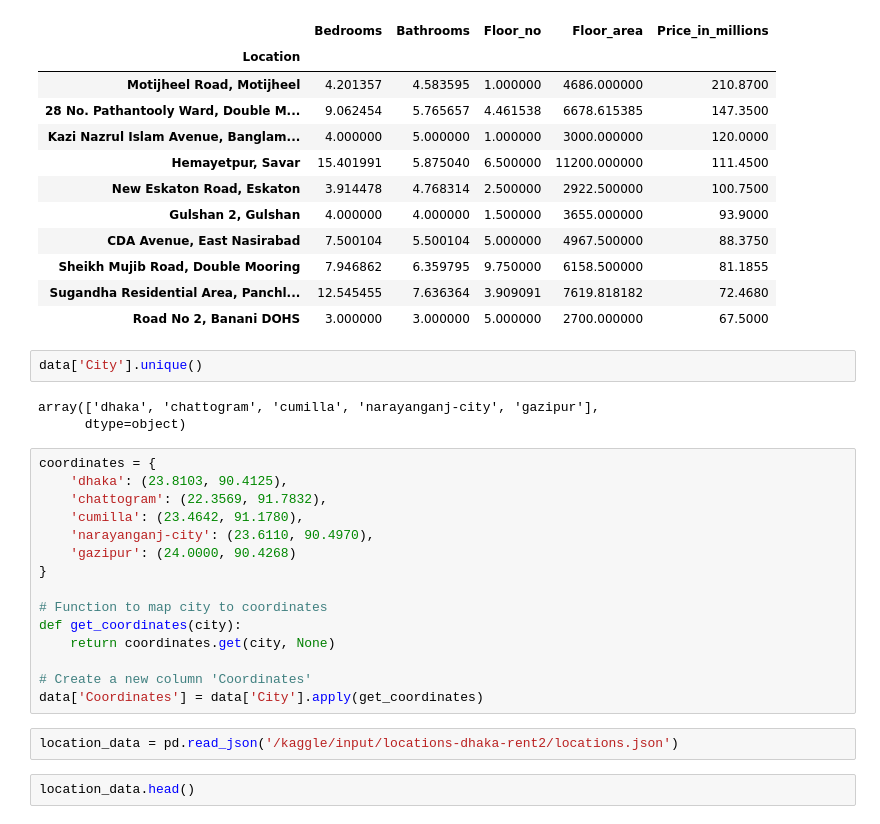
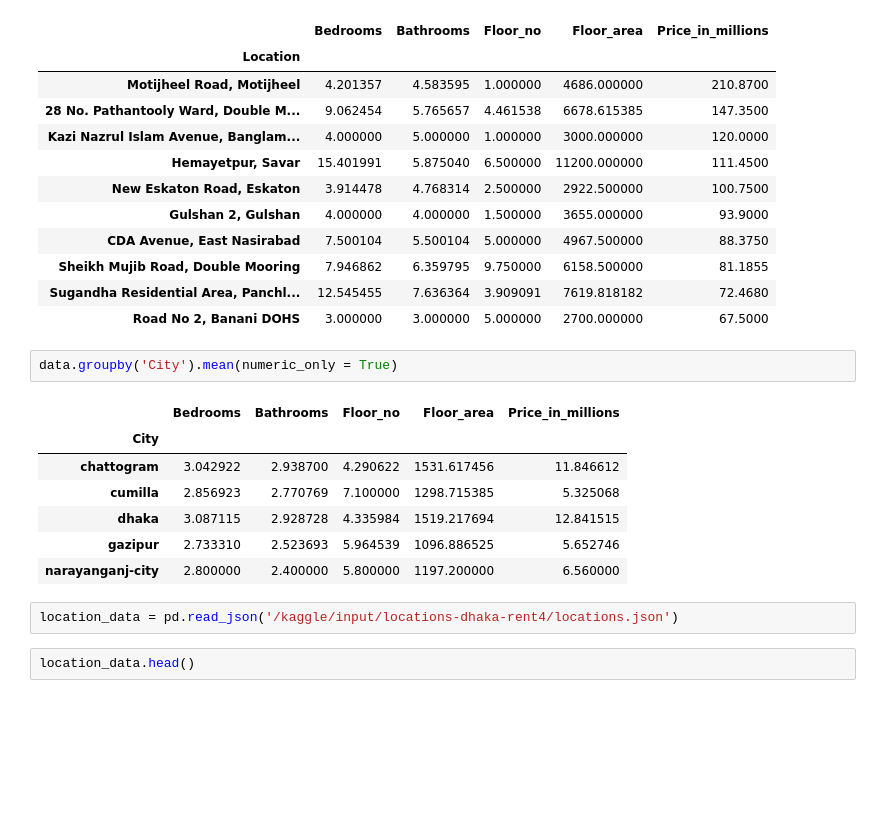
Before and after one commit to ishuu19/My_Practice, a Jupyter notebook: dhaka-bangladesh-rent-analysis.ipynb, the cells around one changed output. Saved outputs shown, nothing was run; the diff lists cells and outputs as text; blank space fills up the shorter version.

Commit message:
Kaggle Notebook | Dhaka(Bangladesh) Rent Analysis | Version 9

```diff
--- a/dhaka-bangladesh-rent-analysis.ipynb
+++ b/dhaka-bangladesh-rent-analysis.ipynb
@@ -360,28 +360,18 @@ averages.sort_values(by=averages.columns[4], ascending=False).head(10)
 | Sheikh Mujib Road, Double Mooring | 7.946862 | 6.359795 | 9.750000 | 6158.500000 | 81.1855 |
 | Sugandha Residential Area, Panchl... | 12.545455 | 7.636364 | 3.909091 | 7619.818182 | 72.4680 |
 | Road No 2, Banani DOHS | 3.000000 | 3.000000 | 5.000000 | 2700.000000 | 67.5000 |
-# %%
-data['City'].unique()
-# %% [output]
-array(['dhaka', 'chattogram', 'cumilla', 'narayanganj-city', 'gazipur'],
-      dtype=object)
-# %%
-coordinates = {
-    'dhaka': (23.8103, 90.4125),
-    'chattogram': (22.3569, 91.7832),
-    'cumilla': (23.4642, 91.1780),
-    'narayanganj-city': (23.6110, 90.4970),
-    'gazipur': (24.0000, 90.4268)
-}
-
-# Function to map city to coordinates
-def get_coordinates(city):
-    return coordinates.get(city, None)
-
-# Create a new column 'Coordinates'
-data['Coordinates'] = data['City'].apply(get_coordinates)
+# %%
+data.groupby('City').mean(numeric_only = True)
+# %% [output]
+|  | Bedrooms | Bathrooms | Floor_no | Floor_area | Price_in_millions |
+| City |  |  |  |  |  |
+| chattogram | 3.042922 | 2.938700 | 4.290622 | 1531.617456 | 11.846612 |
+| cumilla | 2.856923 | 2.770769 | 7.100000 | 1298.715385 | 5.325068 |
+| dhaka | 3.087115 | 2.928728 | 4.335984 | 1519.217694 | 12.841515 |
+| gazipur | 2.733310 | 2.523693 | 5.964539 | 1096.886525 | 5.652746 |
+| narayanganj-city | 2.800000 | 2.400000 | 5.800000 | 1197.200000 | 6.560000 |
 # %%
-location_data = pd.read_json('/kaggle/input/locations-dhaka-rent2/locations.json')
+location_data = pd.read_json('/kaggle/input/locations-dhaka-rent4/locations.json')
 # %%
 location_data.head()
 # %% [output]
```
Also changed, not shown: parts of 6 cells of this notebook.
